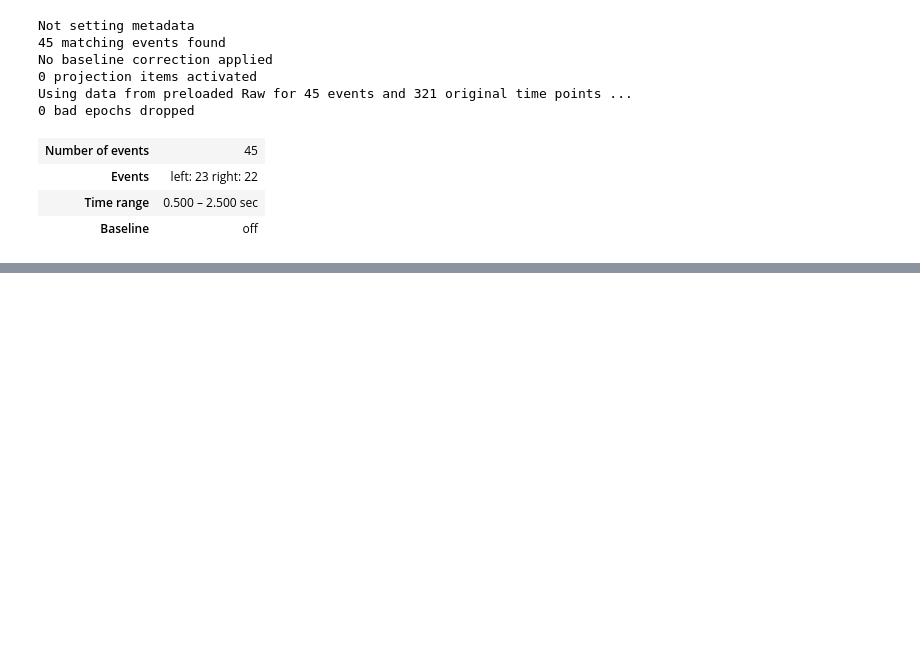
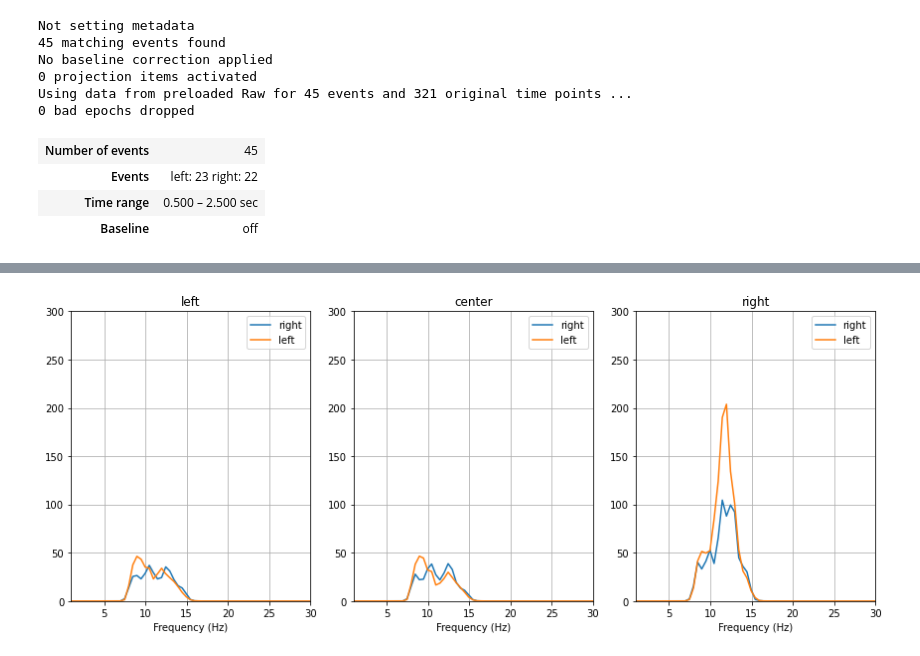
Before and after one commit to arellanon/TT, a Jupyter notebook: Analisis/LAB1-PSD.ipynb, the cells around one changed output, grey strips where cells are left out. Cells and saved outputs as stored; diff of their text form; code cells hidden in the pictures; blank space fills up the shorter version.

```diff
--- a/Analisis/LAB1-PSD.ipynb
+++ b/Analisis/LAB1-PSD.ipynb
@@ -270,15 +275,29 @@ def bandpass(trials, lo, hi, sample_rate):
     # but the resulting signal less distorted in time. It also takes the lower and upper frequency bounds
     # to pass, divided by the niquist frequency, which is the sample rate divided by 2:
     a, b = scipy.signal.iirfilter(6, [lo/(sample_rate/2.0), hi/(sample_rate/2.0)])
-
     # Applying the filter to each trial
-    ntrials = trials.shape[2]
-    trials_filt = np.zeros((nchannels, nsamples, ntrials))
+    ntrials = trials.shape[0]
+    trials_filt = np.zeros((ntrials, nchannels, nsamples))
     for i in range(ntrials):
-        trials_filt[:,:,i] = scipy.signal.filtfilt(a, b, trials[:,:,i], axis=1)
+        trials_filt[i,:,:] = scipy.signal.filtfilt(a, b, trials[i,:,:], axis=1)
 
     return trials_filt
 # %%
 # Apply the function
 trials_filt = {cl1: bandpass(trials[cl1], 8, 15, sample_rate),
                cl2: bandpass(trials[cl2], 8, 15, sample_rate)}
+# %%
+psd_r, freqs = psd(trials_filt[cl1])
+psd_f, freqs = psd(trials_filt[cl2])
+trials_PSD = {cl1: psd_r, cl2: psd_f}
+
+plot_psd(
+    trials_PSD,
+    freqs,
+    ch_index,
+    #[0, 1, 2],
+    chan_lab=['left', 'center', 'right'],
+    maxy=300
+)
+# %% [output]
+[figure, added]
```
Also changed, not shown: parts of 32 cells of this notebook, 18 other files.
